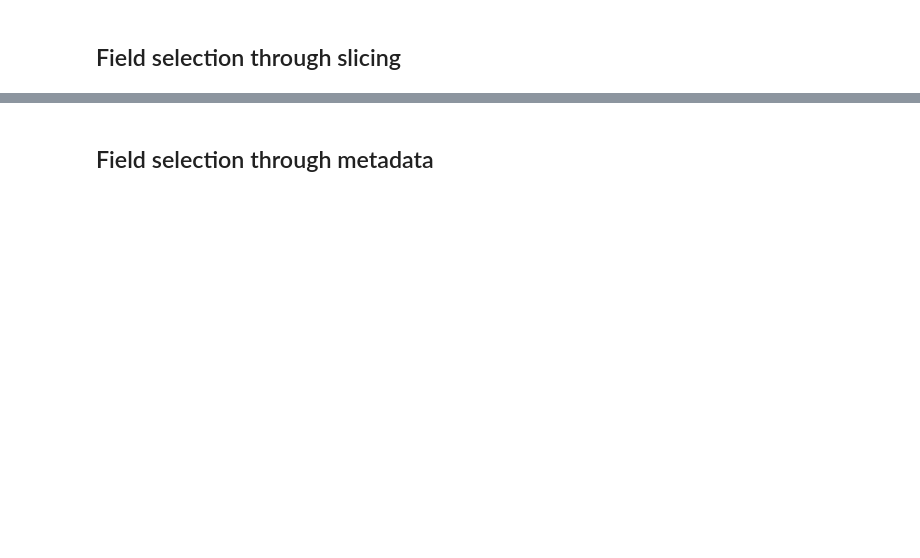
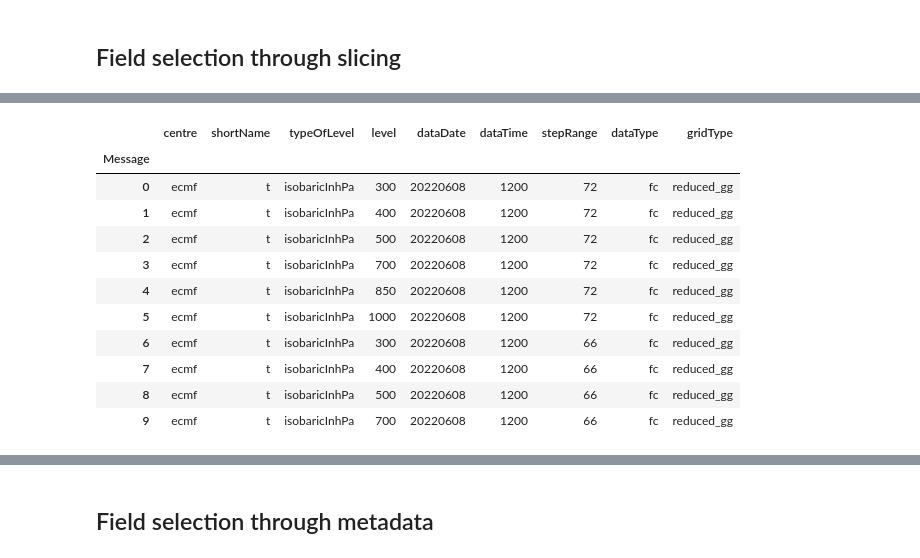
Before and after one commit to ecmwf/metview-docs, a Jupyter notebook: docs/examples/slicing_grib_data.ipynb, the cells around one changed output, grey strips where cells are left out. Drawn from its saved outputs; the diff is of its cells as text; code cells hidden in the pictures; blank space fills up the shorter version.

```diff
--- a/docs/examples/slicing_grib_data.ipynb
+++ b/docs/examples/slicing_grib_data.ipynb
@@ -60,6 +162,19 @@ data[-5:].ls()
 # %%
 # reverse the fields' order
-data[::-1].ls()
+data[::-1].ls()[:10]
+# %% [output]
+|  | centre | shortName | typeOfLevel | level | dataDate | dataTime | stepRange | dataType | gridType |
+| Message |  |  |  |  |  |  |  |  |  |
+| 0 | ecmf | t | isobaricInhPa | 300 | 20220608 | 1200 | 72 | fc | reduced_gg |
+| 1 | ecmf | t | isobaricInhPa | 400 | 20220608 | 1200 | 72 | fc | reduced_gg |
+| 2 | ecmf | t | isobaricInhPa | 500 | 20220608 | 1200 | 72 | fc | reduced_gg |
+| 3 | ecmf | t | isobaricInhPa | 700 | 20220608 | 1200 | 72 | fc | reduced_gg |
+| 4 | ecmf | t | isobaricInhPa | 850 | 20220608 | 1200 | 72 | fc | reduced_gg |
+| 5 | ecmf | t | isobaricInhPa | 1000 | 20220608 | 1200 | 72 | fc | reduced_gg |
+| 6 | ecmf | t | isobaricInhPa | 300 | 20220608 | 1200 | 66 | fc | reduced_gg |
+| 7 | ecmf | t | isobaricInhPa | 400 | 20220608 | 1200 | 66 | fc | reduced_gg |
+| 8 | ecmf | t | isobaricInhPa | 500 | 20220608 | 1200 | 66 | fc | reduced_gg |
+| 9 | ecmf | t | isobaricInhPa | 700 | 20220608 | 1200 | 66 | fc | reduced_gg |
 # %%
 # assign this to a variable and write to disk
 rev = data[::-1]
```
Also changed, not shown: parts of 41 cells of this notebook, 1 other file.
